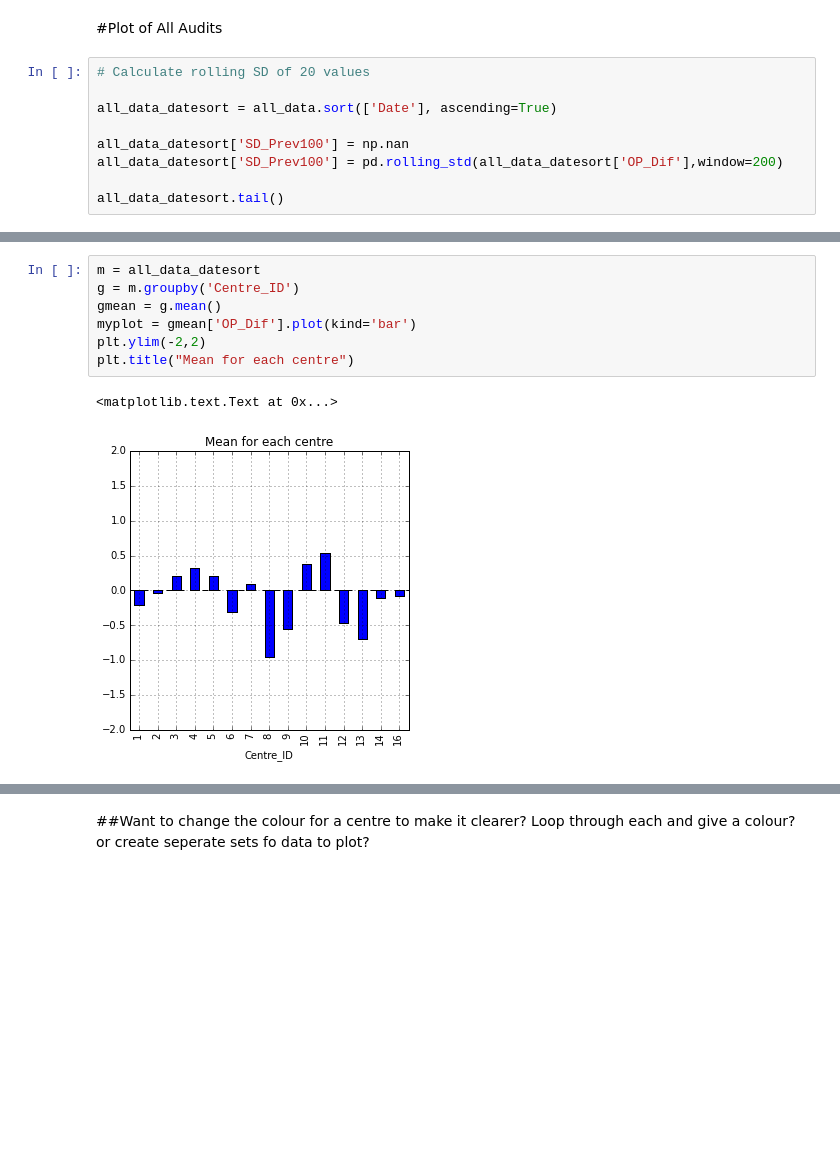
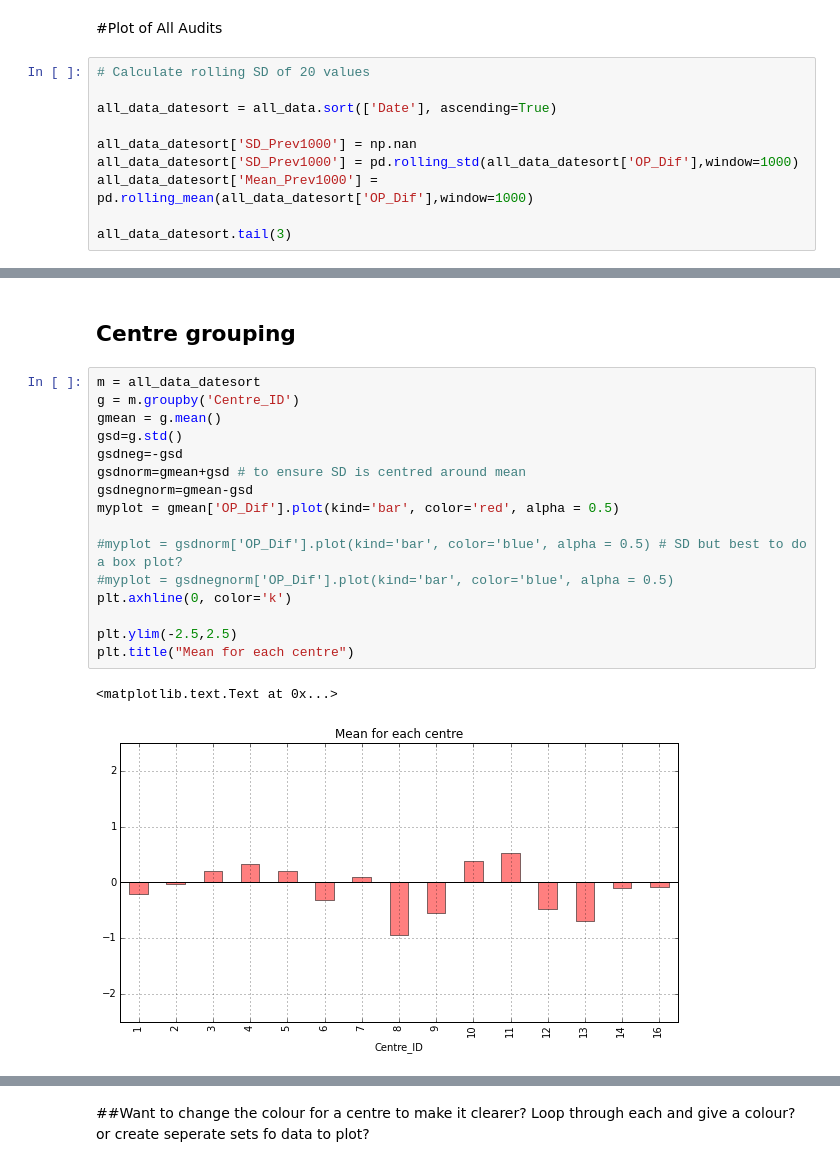
Before and after one commit to mbolt01/InitialCode, a Jupyter notebook: OP Data Plots.ipynb, the cells around one changed output, grey strips where cells are left out. Drawn from its saved outputs; the diff is of its cells as text; blank space fills up the shorter version.

```diff
--- a/OP Data Plots.ipynb
+++ b/OP Data Plots.ipynb
@@ -157,9 +167,10 @@ Skew Test:  (-7.6569216893507397, 1.9044267843761256e-14)
 
 all_data_datesort = all_data.sort(['Date'], ascending=True)
 
-all_data_datesort['SD_Prev100'] = np.nan
-all_data_datesort['SD_Prev100'] = pd.rolling_std(all_data_datesort['OP_Dif'],window=200)
+all_data_datesort['SD_Prev1000'] = np.nan
+all_data_datesort['SD_Prev1000'] = pd.rolling_std(all_data_datesort['OP_Dif'],window=1000)
+all_data_datesort['Mean_Prev1000'] = pd.rolling_mean(all_data_datesort['OP_Dif'],window=1000)
 
-all_data_datesort.tail()
+all_data_datesort.tail(3)
 # %% [output]
 |  | Centre_ID | Group | Linac_Manufacturer | Linac_Model | Linac_Install_Date | Linac_ID | Date | ... |
@@ -171,10 +189,21 @@ all_data_datesort.tail()
+# %% [markdown]
+## Centre grouping
 # %%
 m = all_data_datesort
 g = m.groupby('Centre_ID')
 gmean = g.mean()
-myplot = gmean['OP_Dif'].plot(kind='bar')
-plt.ylim(-2,2)
+gsd=g.std()
+gsdneg=-gsd
+gsdnorm=gmean+gsd # to ensure SD is centred around mean
+gsdnegnorm=gmean-gsd
+myplot = gmean['OP_Dif'].plot(kind='bar', color='red', alpha = 0.5)
+
+#myplot = gsdnorm['OP_Dif'].plot(kind='bar', color='blue', alpha = 0.5) # SD but best to do a box plot?
+#myplot = gsdnegnorm['OP_Dif'].plot(kind='bar', color='blue', alpha = 0.5)
+plt.axhline(0, color='k')
+
+plt.ylim(-2.5,2.5)
 plt.title("Mean for each centre")
 # %% [output]
 <matplotlib.text.Text at 0x...>
-[figure, old version]
+[figure, new version]
```
Also changed, not shown: parts of 13 cells of this notebook, 1 other file.
